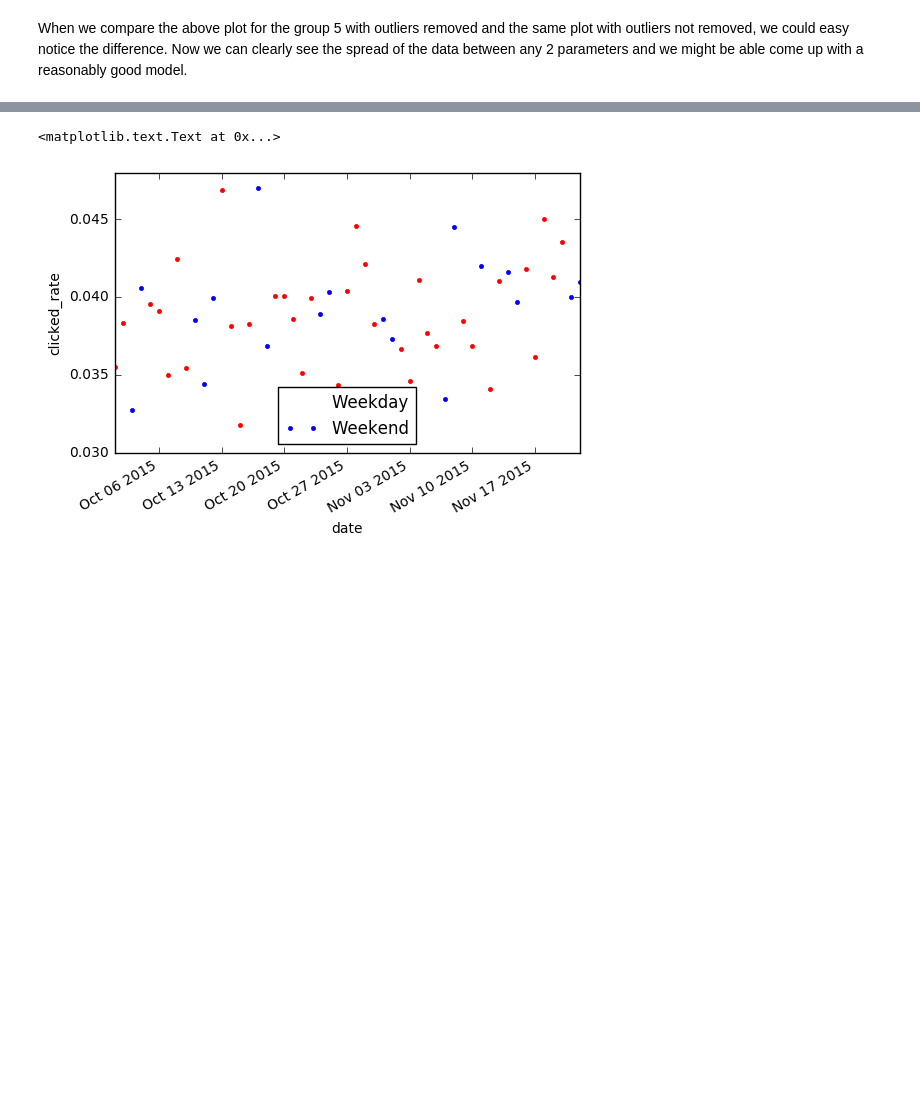
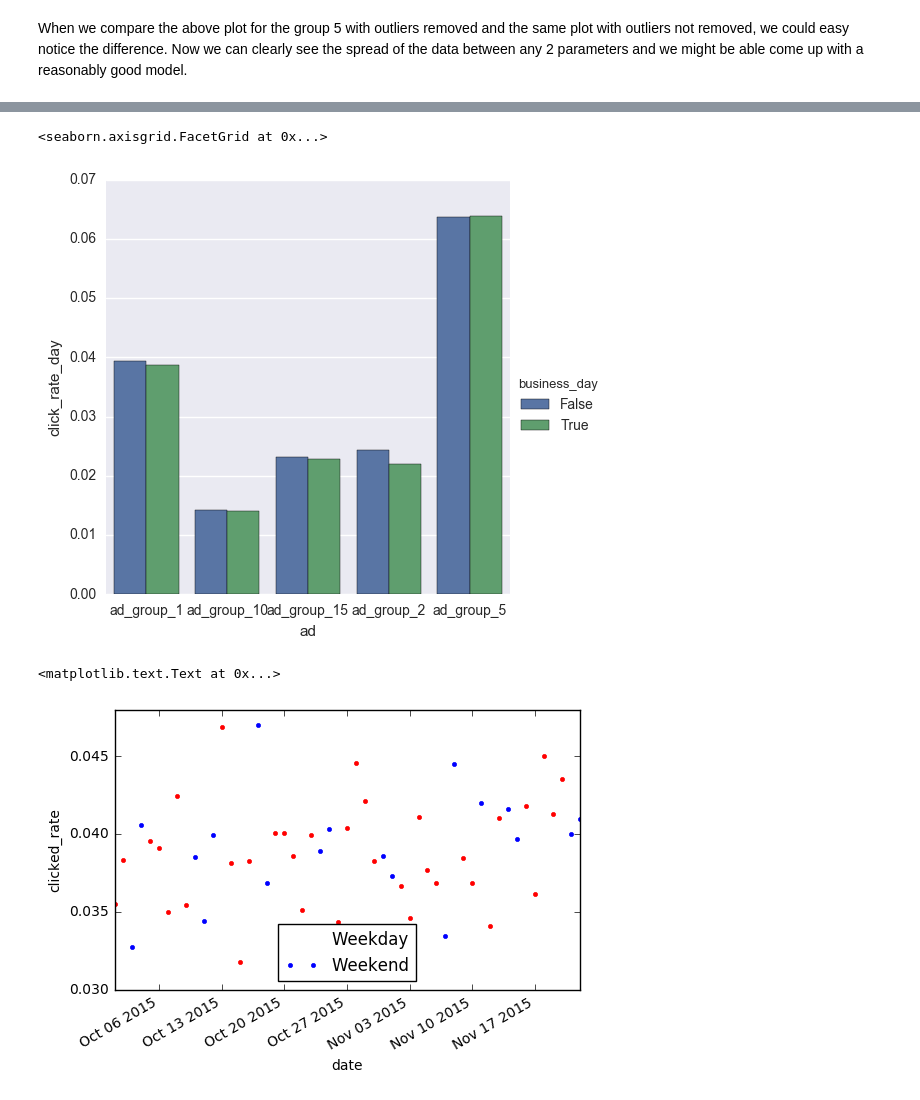
Before and after one commit to pappakrishnan/Ads-Analysis, a Jupyter notebook: Ads Analysis.ipynb, the cells around one changed output, grey strips where cells are left out. Drawn from its saved outputs; the diff is of its cells as text; code cells hidden in the pictures; blank space fills up the shorter version.

```diff
--- a/Ads Analysis.ipynb
+++ b/Ads Analysis.ipynb
@@ -395,0 +527,4 @@ df.ix[df.ad == 'ad_group_1'].plot('date', 'clicked_rate')
+# %%
+dff_business_day = dff.groupby(['ad', 'business_day'])['click_rate_day'].mean()
+dff_business_day = dff_business_day.reset_index()
+dff_business_day.head()
@@ -396,3 +538,9 @@ df.ix[df.ad == 'ad_group_1'].plot('date', 'clicked_rate')
+# %%
+dd = dff_business_day[dff_business_day['ad'].isin(['ad_group_1', 'ad_group_2', 'ad_group_15', 'ad_group_5', 'ad_group_10'])]
+sns.factorplot(x = 'ad', y = 'click_rate_day', hue = 'business_day', data = dd, kind="bar", size = 5)
+# %% [output]
+<seaborn.axisgrid.FacetGrid at 0x...>
+[figure, added]
 # %%
 ax1 = df.ix[(df.ad == 'ad_group_1') & (df.Wday == 1)].plot.line(x = 'date', y = 'clicked_rate', style = '.', color = 'red', label = 'Weekday')
 df.ix[(df.ad == 'ad_group_1') & (df.Wday == 0)].plot.line(x = 'date', y = 'clicked_rate', style = '.', ax = ax1, color = 'blue', label = 'Weekend')
```
Also changed, not shown: parts of 33 cells of this notebook.
